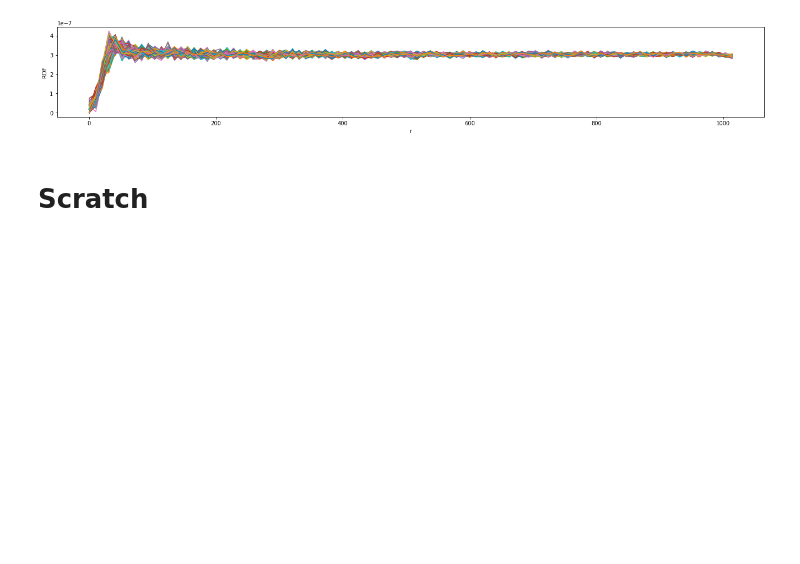
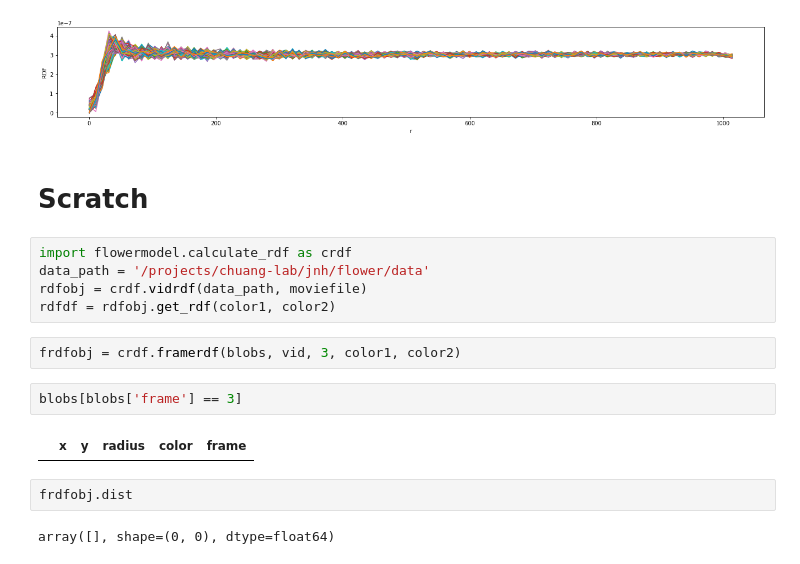
Before and after one commit to javadnoorb/flowermodel, a Jupyter notebook: notebooks/2019-09-22-flower-data-analysis-MOESM5.ipynb, the cells around one changed output. Saved outputs shown, nothing was run; the diff lists cells and outputs as text; blank space fills up the shorter version.

```diff
--- a/notebooks/2019-09-22-flower-data-analysis-MOESM5.ipynb
+++ b/notebooks/2019-09-22-flower-data-analysis-MOESM5.ipynb
@@ -99,3 +109,18 @@ for color1 in ['r', 'g']:
 [figure]
 # %% [markdown]
 # Scratch
+# %%
+import flowermodel.calculate_rdf as crdf
+data_path = '/projects/chuang-lab/jnh/flower/data'
+rdfobj = crdf.vidrdf(data_path, moviefile)
+rdfdf = rdfobj.get_rdf(color1, color2)
+# %%
+frdfobj = crdf.framerdf(blobs, vid, 3, color1, color2)
+# %%
+blobs[blobs['frame'] == 3]
+# %% [output]
+|  | x | y | radius | color | frame |
+# %%
+frdfobj.dist
+# %% [output]
+array([], shape=(0, 0), dtype=float64)
```
Also changed, not shown: parts of 4 cells of this notebook, 7 other files.
